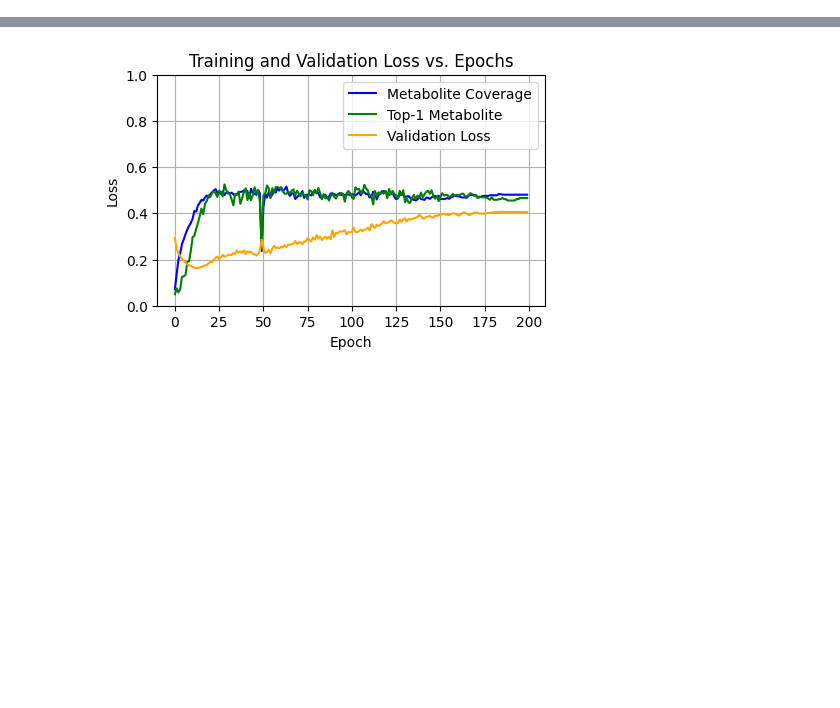
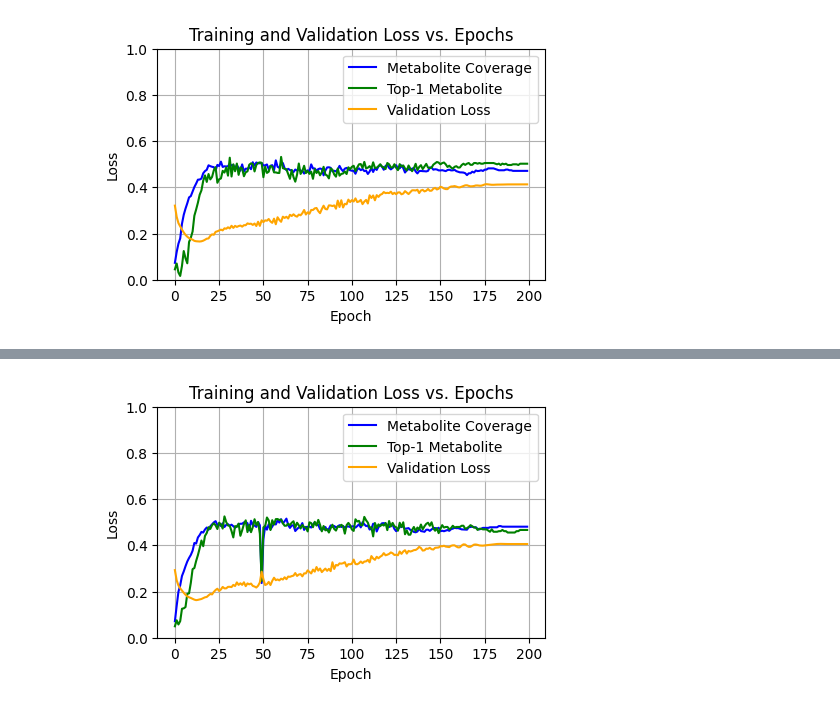
Before and after one commit to tsofiac/LAGOM, a Jupyter notebook: data_analysis/metrics_analysis_Sofia.ipynb, the cells around one changed output, grey strips where cells are left out. Cells and saved outputs as stored; diff of their text form; code cells hidden in the pictures; blank space fills up the shorter version.

```diff
--- a/data_analysis/metrics_analysis_Sofia.ipynb
+++ b/data_analysis/metrics_analysis_Sofia.ipynb
@@ -36,0 +43,6 @@ def plot_metrics(csv_file_path, save_plot = False, output_file_path = None):
+# %%
+file = '/projects/cc/se_users/larsson_kbvs588/test/MasterThesis/results/training/alohomora/forward_prediction/version_7/logged_train_metrics.csv'
+plot_metrics(file, save_plot = False, output_file_path = None)
+# LogP+Csp3 epoch=26
+# %% [output]
+[figure, added]
```
Also changed, not shown: parts of 8 cells of this notebook, 1 other file.
